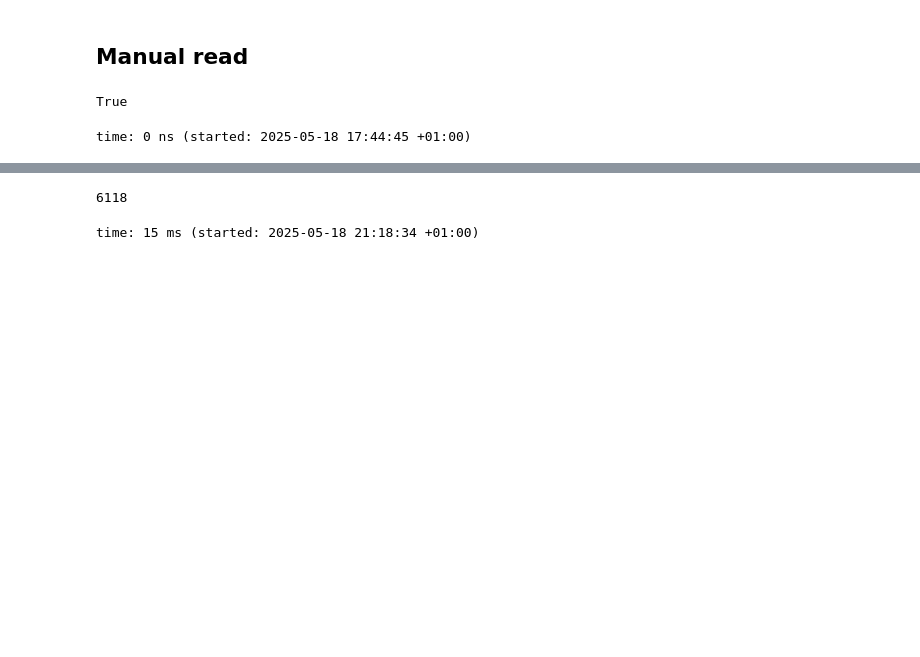
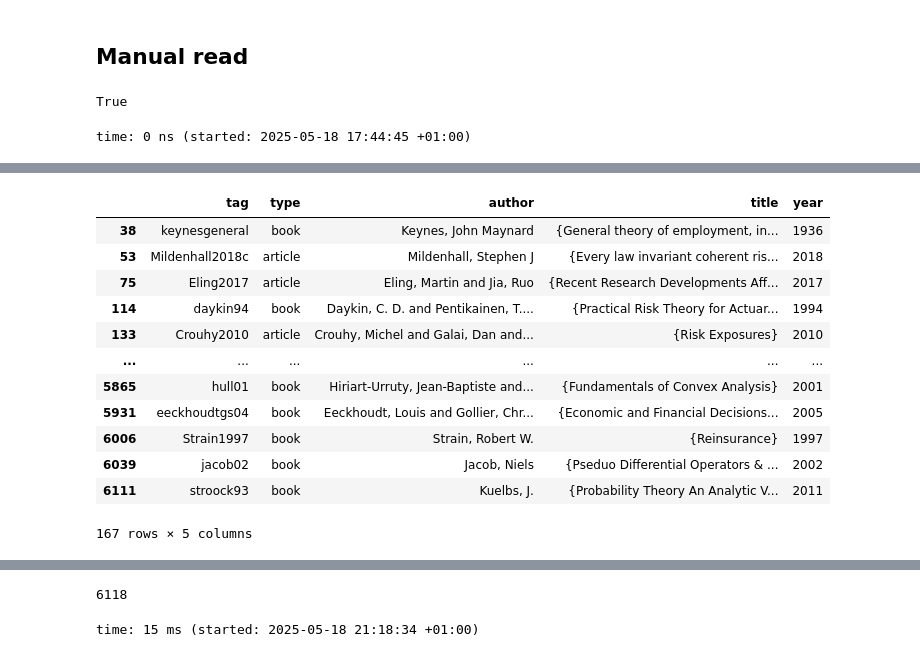
Before and after one commit to mynl/archivum_project, a Jupyter notebook: temp/Bibtex-to-df-and-tidy.ipynb, the cells around one changed output, grey strips where cells are left out. Saved outputs shown, nothing was run; the diff lists cells and outputs as text; code cells hidden in the pictures; blank space fills up the shorter version.

```diff
--- a/temp/Bibtex-to-df-and-tidy.ipynb
+++ b/temp/Bibtex-to-df-and-tidy.ipynb
@@ -36,7 +45,7 @@ p.exists()
 True
 time: 0 ns (started: 2025-05-18 17:44:45 +01:00)
 # %%
-b = sc.Bib2df(p, True)
+b = sc.Bib2df(p, False)
 len(b.df)
 # %% [output]
 6118
@@ -67,0 +203,2 @@ b.contents(True)
+# %%
+base_cols = ['tag', 'type', 'author', 'title', 'year']
@@ -67,0 +207,16 @@ b.contents(True)
+# %%
+b.df.loc[b.df.file.isna(), base_cols]
+# %% [output]
+|  | tag | type | author | title | year |
+| 38 | keynesgeneral | book | Keynes, John Maynard | {General theory of employment, in... | 1936 |
+| 53 | Mildenhall2018c | article | Mildenhall, Stephen J | {Every law invariant coherent ris... | 2018 |
+| 75 | Eling2017 | article | Eling, Martin and Jia, Ruo | {Recent Research Developments Aff... | 2017 |
+| 114 | daykin94 | book | Daykin, C. D. and Pentikainen, T.... | {Practical Risk Theory for Actuar... | 1994 |
+| 133 | Crouhy2010 | article | Crouhy, Michel and Galai, Dan and... | {Risk Exposures} | 2010 |
+| ... | ... | ... | ... | ... | ... |
+| 5865 | hull01 | book | Hiriart-Urruty, Jean-Baptiste and... | {Fundamentals of Convex Analysis} | 2001 |
+| 5931 | eeckhoudtgs04 | book | Eeckhoudt, Louis and Gollier, Chr... | {Economic and Financial Decisions... | 2005 |
+| 6006 | Strain1997 | book | Strain, Robert W. | {Reinsurance} | 1997 |
+| 6039 | jacob02 | book | Jacob, Niels | {Pseduo Differential Operators & ... | 2002 |
+| 6111 | stroock93 | book | Kuelbs, J. | {Probability Theory An Analytic V... | 2011 |
+167 rows × 5 columns
```
Also changed, not shown: parts of 91 cells of this notebook, 4 other files.
